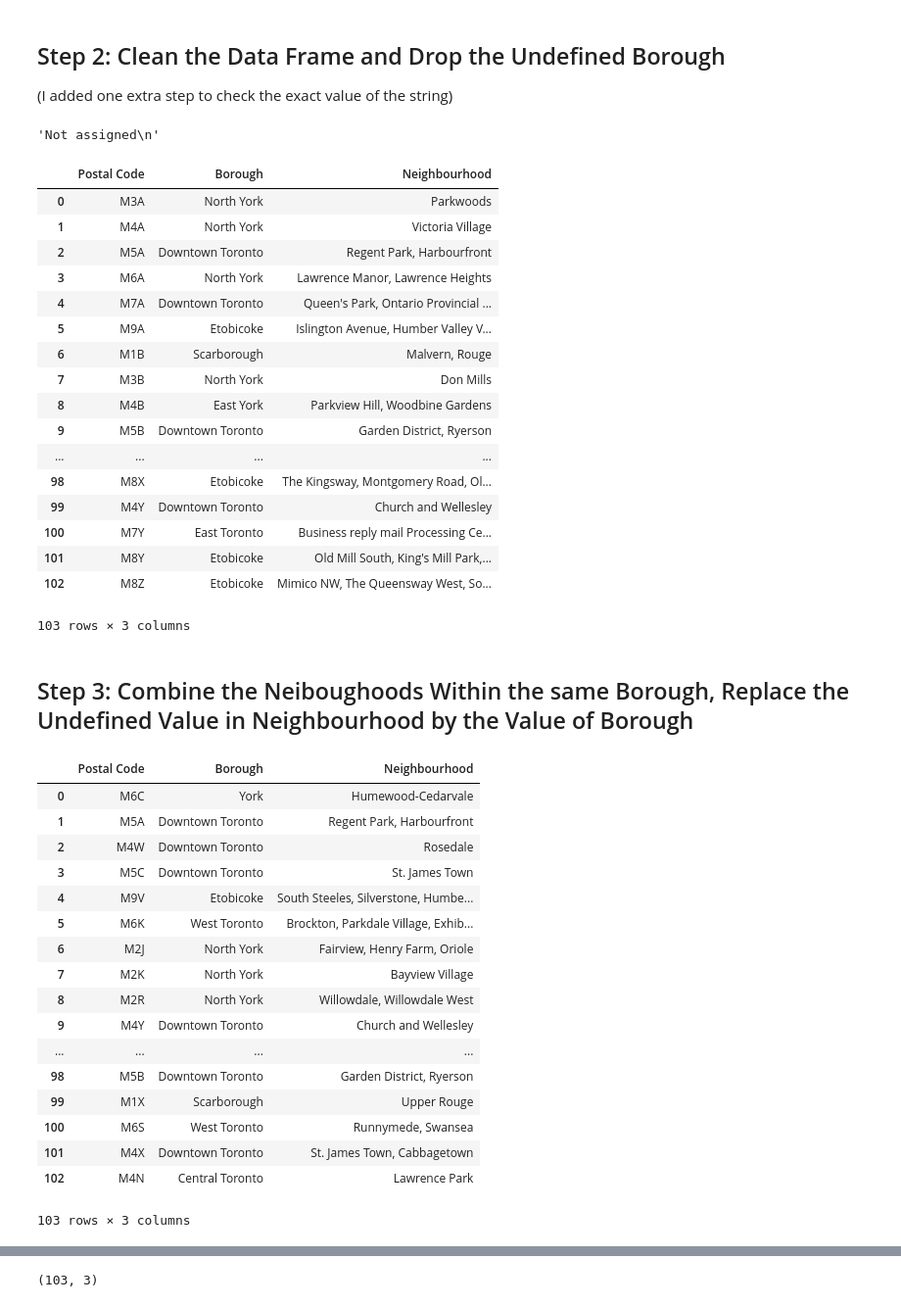
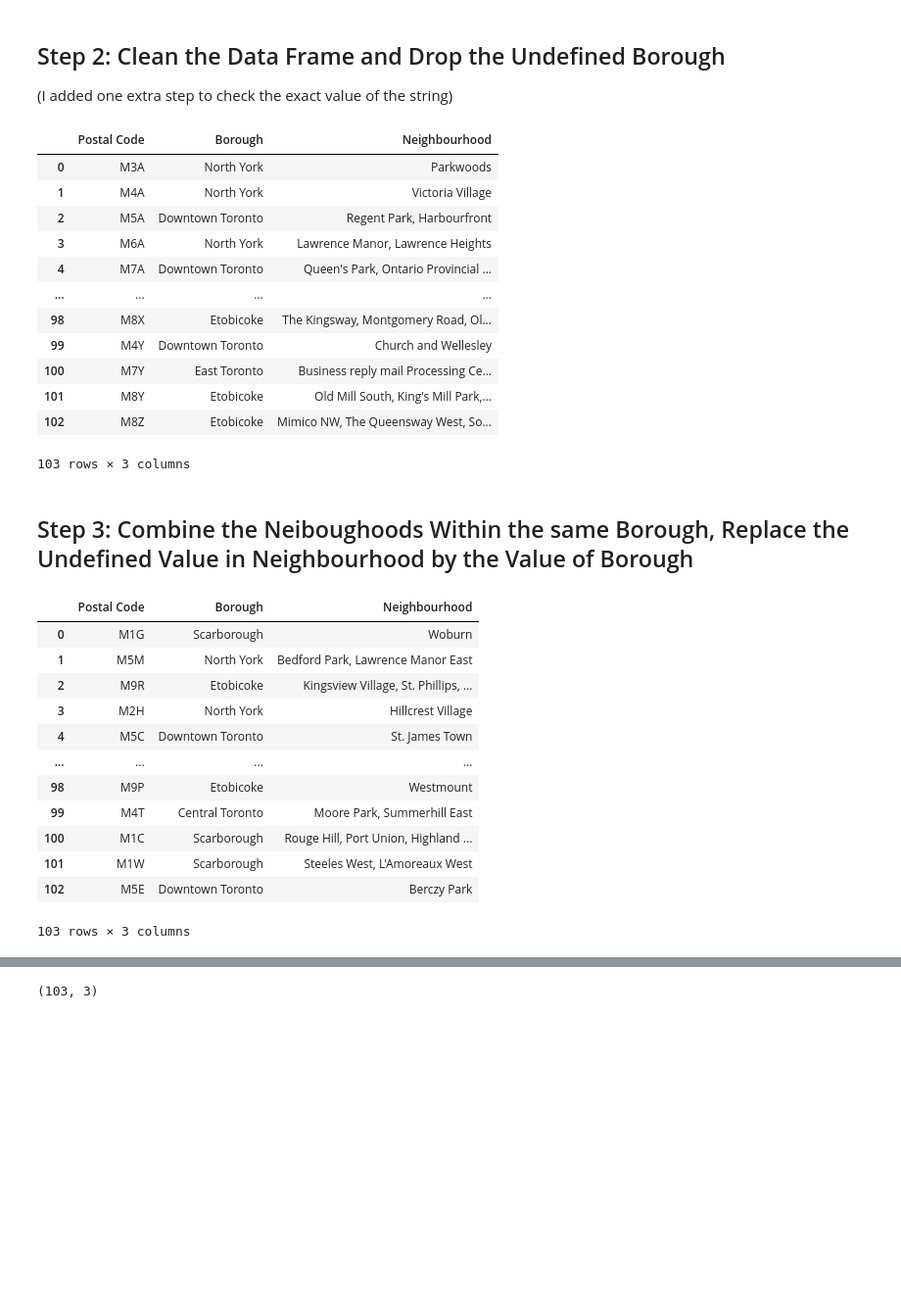
Before and after one commit to VivKZ/Data-Science, a Jupyter notebook: Week 3 Peer-graded Assignment.ipynb, the cells around one changed output, grey strips where cells are left out. Shown at 98% size. Cells and saved outputs as stored; diff of their text form; code cells hidden in the pictures; blank space fills up the shorter version.

```diff
--- a/Week 3 Peer-graded Assignment.ipynb
+++ b/Week 3 Peer-graded Assignment.ipynb
@@ -55,12 +55,12 @@ A = []
 B = []
 C = []
 
-for row in table.find_all('tr'):
+for row in table.findAll('tr'):
     cells = row.findAll('td')
     if len(cells) == 3:
-        A.append(cells[0].find(text = True))
-        B.append(cells[1].find(text = True))
-        C.append(cells[2].find(text = True))
+        A.append(cells[0].find(text=True))
+        B.append(cells[1].find(text=True))
+        C.append(cells[2].find(text=True))
 # %%
 import pandas as pd
 import numpy as np
@@ -90,14 +86,12 @@ df
 # %% [markdown]
 ## Step 2: Clean the Data Frame and Drop the Undefined Borough
 (I added one extra step to check the exact value of the string)
-# %%
-df.iloc[1,1]
-# %% [output]
-'Not assigned\n'
+# %%
+df_1 = df.replace('\n','', regex = True)
 # %%
-df['Borough'] = df['Borough'].replace('Not assigned\n', np.nan)
-df1 = df.dropna()
-df1.reset_index(drop=True)
+df_1['Borough'] = df_1['Borough'].replace('Not assigned', np.nan)
+df_2 = df_1.dropna()
+df_2.reset_index(drop = True)
 # %% [output]
 |  | Postal Code | Borough | Neighbourhood |
 | 0 | M3A | North York | Parkwoods |
@@ -105,11 +99,6 @@ df1.reset_index(drop=True)
 | 2 | M5A | Downtown Toronto | Regent Park, Harbourfront |
 | 3 | M6A | North York | Lawrence Manor, Lawrence Heights |
 | 4 | M7A | Downtown Toronto | Queen's Park, Ontario Provincial ... |
-| 5 | M9A | Etobicoke | Islington Avenue, Humber Valley V... |
-| 6 | M1B | Scarborough | Malvern, Rouge |
-| 7 | M3B | North York | Don Mills |
-| 8 | M4B | East York | Parkview Hill, Woodbine Gardens |
-| 9 | M5B | Downtown Toronto | Garden District, Ryerson |
 | ... | ... | ... | ... |
 | 98 | M8X | Etobicoke | The Kingsway, Montgomery Road, Ol... |
 | 99 | M4Y | Downtown Toronto | Church and Wellesley |
@@ -120,31 +109,24 @@ df1.reset_index(drop=True)
 # %% [markdown]
 ## Step 3: Combine the Neiboughoods Within the same Borough, Replace the Undefined Value in Neighbourhood by the Value of Borough
 # %%
-df1 = df1.replace('\n','', regex=True)
-
 # The table in Wikipedia has been updated with the neighbourhoods combined according to the Postal Code
 
-df2=df1.groupby(['Postal Code','Borough'])['Neighbourhood'].apply(list)
-df2=df2.sample(frac=1).reset_index()
-df2['Neighbourhood']=df2['Neighbourhood'].str.join(',')
-df2
+df_3 = df_2.groupby(['Postal Code','Borough'])['Neighbourhood'].apply(list)
+df_3 = df_3.sample(frac = 1).reset_index()
+df_3['Neighbourhood'] = df_3['Neighbourhood'].str.join(',')
+df_3
 # %% [output]
 |  | Postal Code | Borough | Neighbourhood |
-| 0 | M6C | York | Humewood-Cedarvale |
-| 1 | M5A | Downtown Toronto | Regent Park, Harbourfront |
-| 2 | M4W | Downtown Toronto | Rosedale |
-| 3 | M5C | Downtown Toronto | St. James Town |
-| 4 | M9V | Etobicoke | South Steeles, Silverstone, Humbe... |
-| 5 | M6K | West Toronto | Brockton, Parkdale Village, Exhib... |
-| 6 | M2J | North York | Fairview, Henry Farm, Oriole |
-| 7 | M2K | North York | Bayview Village |
-| 8 | M2R | North York | Willowdale, Willowdale West |
-| 9 | M4Y | Downtown Toronto | Church and Wellesley |
+| 0 | M1G | Scarborough | Woburn |
+| 1 | M5M | North York | Bedford Park, Lawrence Manor East |
+| 2 | M9R | Etobicoke | Kingsview Village, St. Phillips, ... |
+| 3 | M2H | North York | Hillcrest Village |
+| 4 | M5C | Downtown Toronto | St. James Town |
 | ... | ... | ... | ... |
-| 98 | M5B | Downtown Toronto | Garden District, Ryerson |
-| 99 | M1X | Scarborough | Upper Rouge |
-| 100 | M6S | West Toronto | Runnymede, Swansea |
-| 101 | M4X | Downtown Toronto | St. James Town, Cabbagetown |
-| 102 | M4N | Central Toronto | Lawrence Park |
+| 98 | M9P | Etobicoke | Westmount |
+| 99 | M4T | Central Toronto | Moore Park, Summerhill East |
+| 100 | M1C | Scarborough | Rouge Hill, Port Union, Highland ... |
+| 101 | M1W | Scarborough | Steeles West, L'Amoreaux West |
+| 102 | M5E | Downtown Toronto | Berczy Park |
 103 rows × 3 columns
 # %%
```
Also changed, not shown: parts of 12 cells of this notebook.
